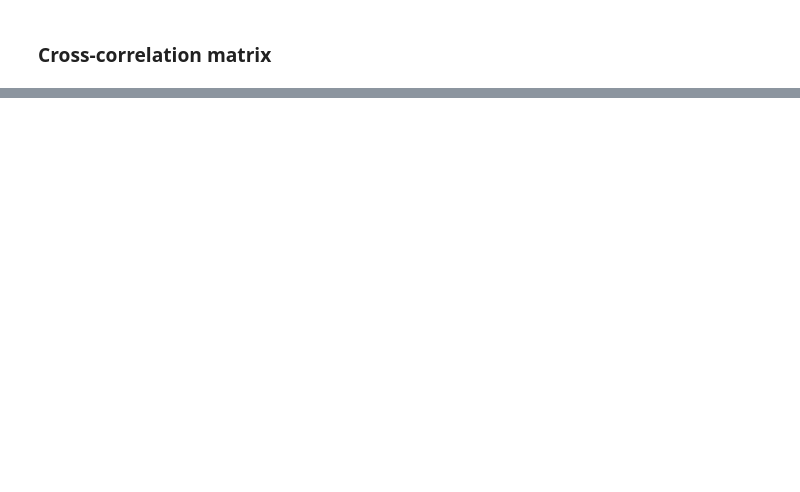
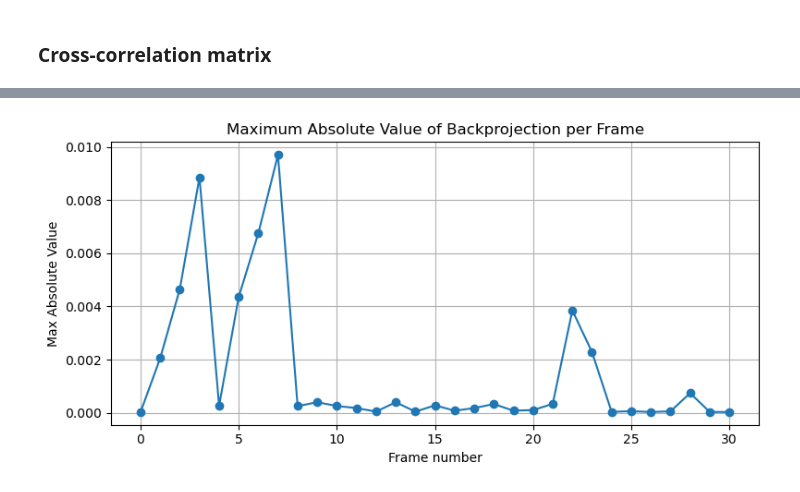
Before and after one commit to bramhut/DeepWaveAccel, a Jupyter notebook: Simulation/Sim.ipynb, the cells around one changed output, grey strips where cells are left out. Drawn from its saved outputs; the diff is of its cells as text; code cells hidden in the pictures; blank space fills up the shorter version.

```diff
--- a/Simulation/Sim.ipynb
+++ b/Simulation/Sim.ipynb
@@ -175,0 +188,86 @@ plt.show()
+# %%
+def backproject_hw_accurate(R, B, tau):
+    """
+    Compute y_i for a single correlation matrix (frame), using unique off-diagonal terms only.
+
+    Parameters
+    ----------
+    R : ndarray
+        Correlation matrix of shape (N_ch, N_ch)
+    B : ndarray
+        Beamforming matrix of shape (N_ch, N_vec)
+    tau : ndarray
+        Bias term of shape (N_vec,)
+
+    Returns
+    -------
+    y : ndarray
+        Output values y_i, shape (N_vec,)
+    """
+    N_ch, N_vec = B.shape
+    y = np.zeros(N_vec, dtype=np.float64)
+
+    diag_R = np.real(np.diag(R))
+
+    for i in range(N_vec):
+        b = B[:, i]
+
+        # Diagonal term: Σ_jj * |b_ji|^2
+        diag_term = np.sum(diag_R * np.abs(b)**2)
+
+        # Off-diagonal term: sum_{j<k} 2 * Re( conj(b_j) * R_jk * b_k )
+        offdiag_sum = 0.0
+        for j in range(N_ch):
+            for k in range(j + 1, N_ch):
+                offdiag_sum += np.real(np.conj(b[j]) * R[j, k] * b[k])
+
+        y[i] = diag_term + 2 * offdiag_sum
+
+    return y + tau
+
+def backproject_py_opt(R, B, tau):
+    """
+    Efficient computation of y_i = b_i^H * R * b_i for all beamformers b_i.
+
+    Parameters
+    ----------
+    R : ndarray
+        Correlation matrix (N_ch, N_ch)
+    B : ndarray
+        Beamforming matrix (N_ch, N_vec)
+    tau : ndarray
+        Bias term (N_vec,)
+
+    Returns
+    -------
+    y : ndarray
+        Output values y_i (N_vec,)
+    """
+    return  np.real(np.einsum('ij,ji->i', np.conj(B.T) @ R, B)) + tau
+
+
+# Calculate the backprojection using both the HW-accurate method and the direct, Python-optimized method
+# bpp_hw = backproject_hw_accurate(R_all[0], B, tau)
+# bpp_py = backproject_py_opt(R_all[0], B, tau)
+
+# # Compare the results
+# if np.allclose(bpp_hw, bpp_py, atol=1e-6):
+#     print("Backprojection results are equal (Goertzel vs. reference)")
+# else:
+#     print("Backprojection results differ between Goertzel and reference implementation.")
+
+bpp = np.zeros((N_frames, B.shape[1]), dtype=np.float64)
+for i in range(N_frames):
+    bpp[i] = backproject_py_opt(R_all[i], B, tau)
+
+# Plot the maximum abs value per frame
+plt.figure(figsize=(8, 4))
+plt.plot(np.arange(0, N_frames), np.max(np.abs(bpp), axis=1), 'o-')
+plt.title('Maximum Absolute Value of Backprojection per Frame')
+plt.xlabel('Frame number')
+plt.ylabel('Max Absolute Value')
+plt.grid()
+plt.tight_layout()
+plt.show()
+# %% [output]
+[figure, added]
```
Also changed, not shown: parts of 8 cells of this notebook, 2 other files.
